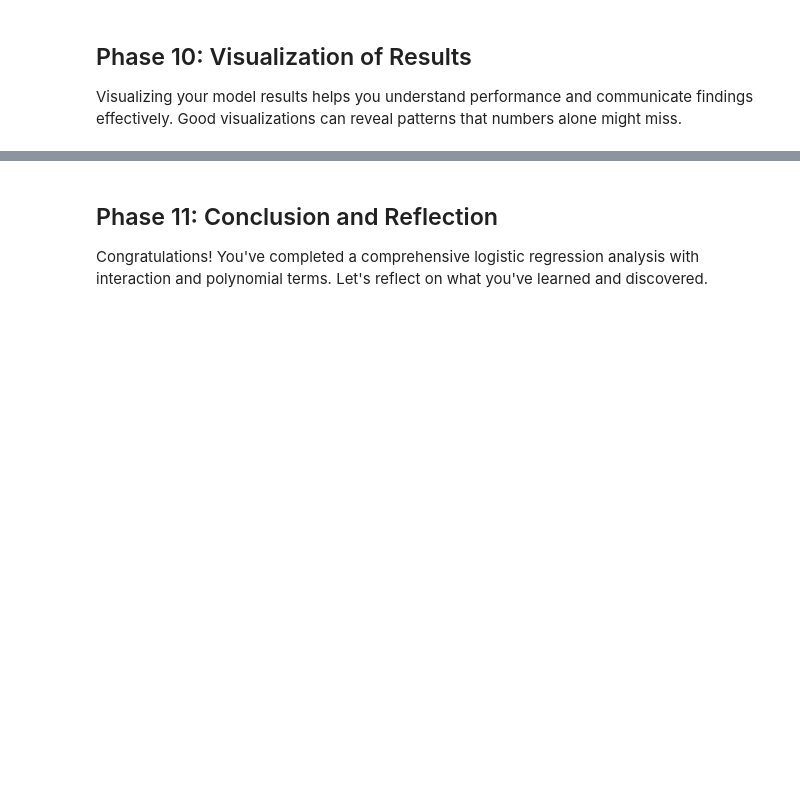
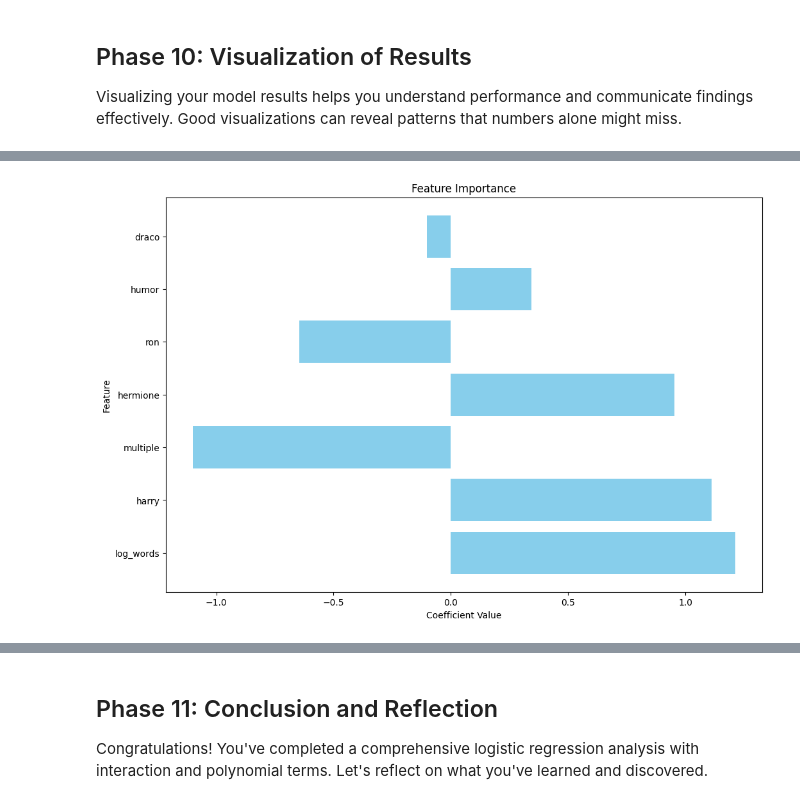
Before and after one commit to Tuminha/Harry-Potter, a Jupyter notebook: notebooks/harry_potter_logistic_regression.ipynb, the cells around one changed output, grey strips where cells are left out. Drawn from its saved outputs; the diff is of its cells as text; code cells hidden in the pictures; blank space fills up the shorter version.

```diff
--- a/notebooks/harry_potter_logistic_regression.ipynb
+++ b/notebooks/harry_potter_logistic_regression.ipynb
@@ -1385,11 +1419,35 @@ Visualizing your model results helps you understand performance and communicate
 # %%
 # TODO: Create a feature importance visualization
 # Hint: Plot the coefficients from your model (absolute values)
 # Focus on the top 10-15 most important features
 # Use a horizontal bar plot for easy reading
 # This helps identify which features drive predictions most
 
+# Use create_interaction_summary_sklearn to get the feature names and coefficients
+# Then plot the coefficients
 # Write your code here:
+
+# Get feature names and coefficients
+feature_names = X.columns.tolist()
+
+# Create a DataFrame for plotting
+plot_data = pd.DataFrame({
+    'Feature': feature_names,
+    'Coefficient': model.coef_[0]
+})
+
+# Sort by absolute coefficient
+plot_data = plot_data.sort_values('Coefficient', key=lambda x: abs(x), ascending=False)
+
+# Plot the coefficients
+plt.figure(figsize=(12, 8))
+plt.barh(plot_data['Feature'], plot_data['Coefficient'], color='skyblue')
+plt.xlabel('Coefficient Value')
+plt.ylabel('Feature')
+plt.title('Feature Importance')
+plt.show()
+# %% [output]
+[figure, added]
 # %%
 # TODO: Create a confusion matrix heatmap
 # Hint: Use seaborn's heatmap() to visualize your confusion matrix
```
Also changed, not shown: parts of 3 cells of this notebook, 4 other files.
